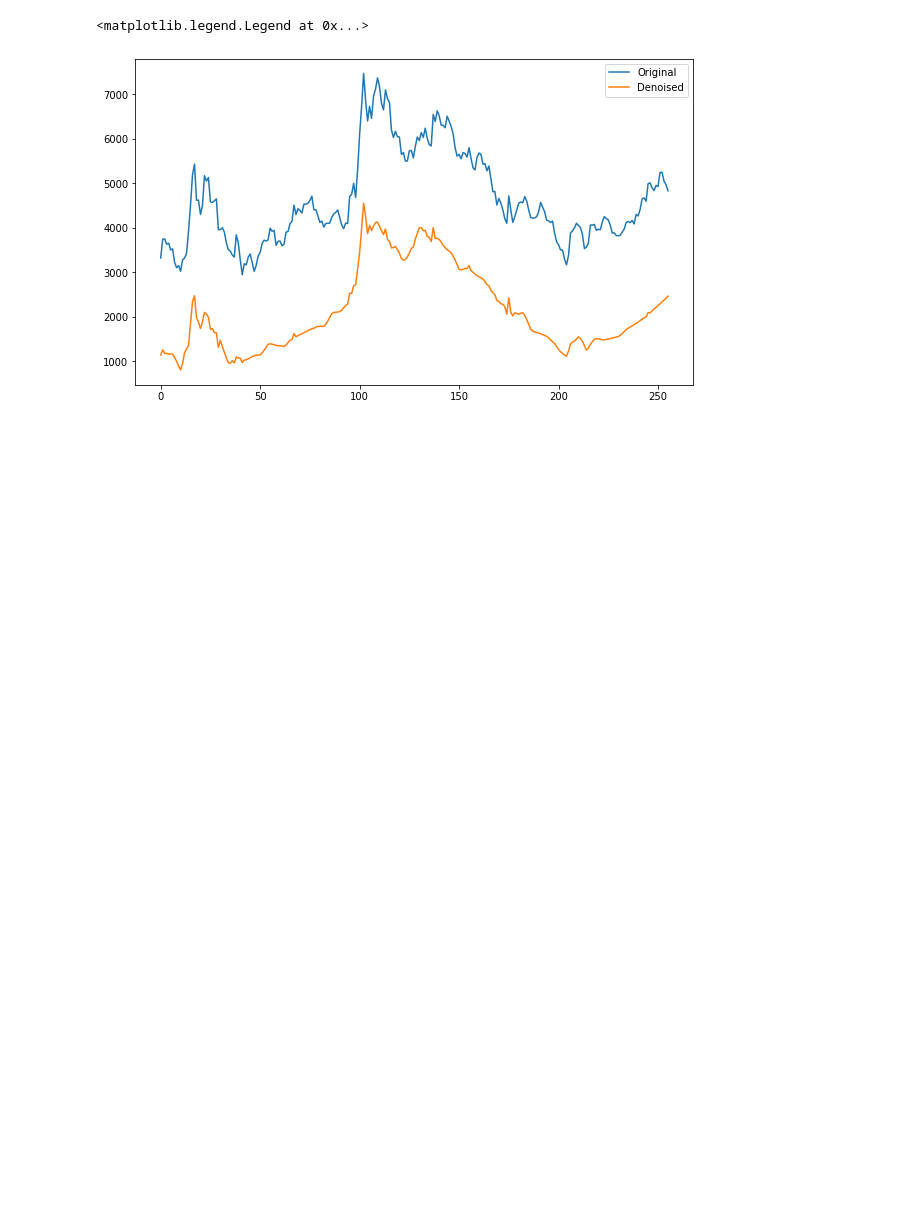
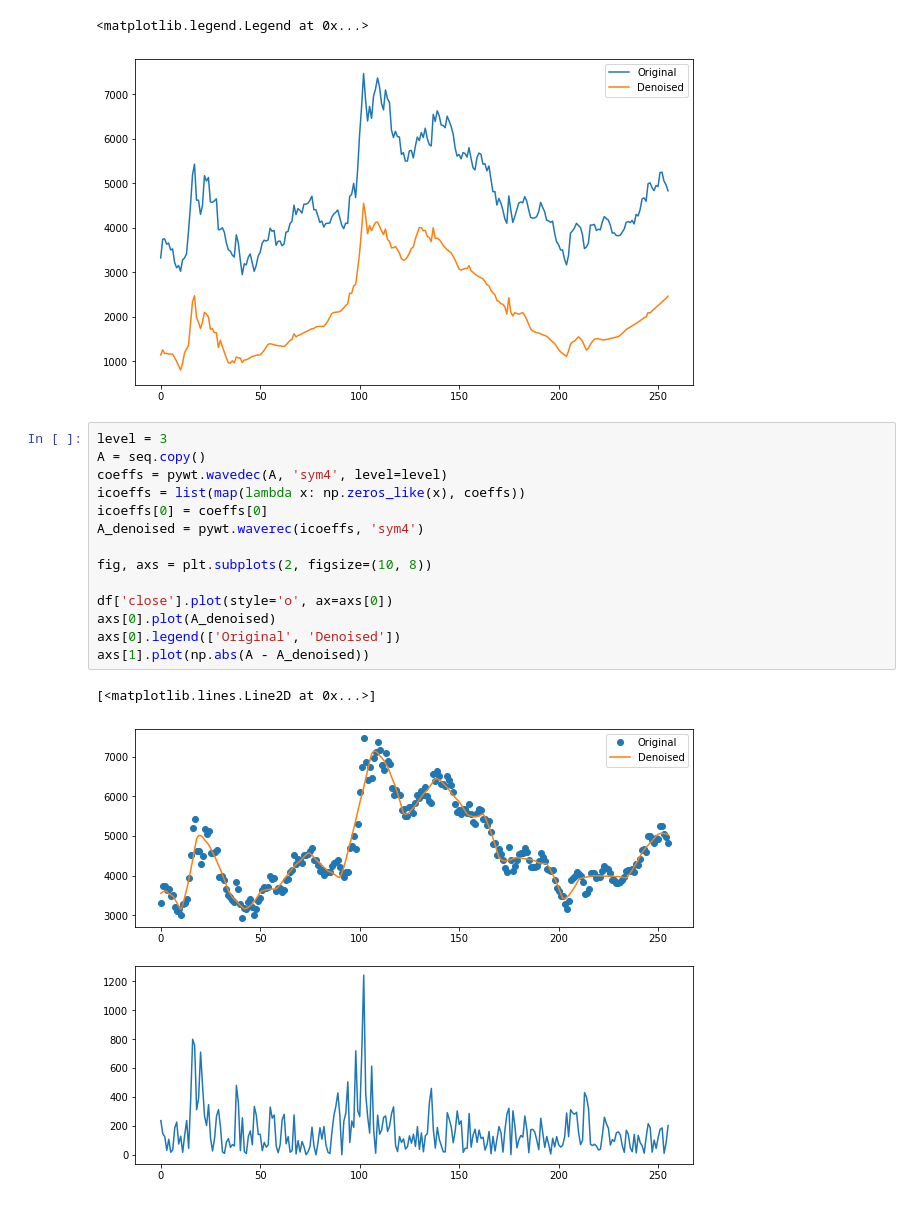
Before and after one commit to danhojin/ml-notes, a Jupyter notebook: hellos/wavelet2.ipynb, the cells around one changed output. Drawn from its saved outputs; the diff is of its cells as text; blank space fills up the shorter version.

```diff
--- a/hellos/wavelet2.ipynb
+++ b/hellos/wavelet2.ipynb
@@ -260,3 +277,20 @@ ax.legend(['Original', 'Denoised'])
 # %% [output]
 <matplotlib.legend.Legend at 0x...>
 [figure]
+# %%
+level = 3
+A = seq.copy()
+coeffs = pywt.wavedec(A, 'sym4', level=level)
+icoeffs = list(map(lambda x: np.zeros_like(x), coeffs))
+icoeffs[0] = coeffs[0]
+A_denoised = pywt.waverec(icoeffs, 'sym4')
+
+fig, axs = plt.subplots(2, figsize=(10, 8))
+
+df['close'].plot(style='o', ax=axs[0])
+axs[0].plot(A_denoised)
+axs[0].legend(['Original', 'Denoised'])
+axs[1].plot(np.abs(A - A_denoised))
+# %% [output]
+[<matplotlib.lines.Line2D at 0x...>]
+[figure, added]
```
Also changed, not shown: parts of 2 cells of this notebook.
